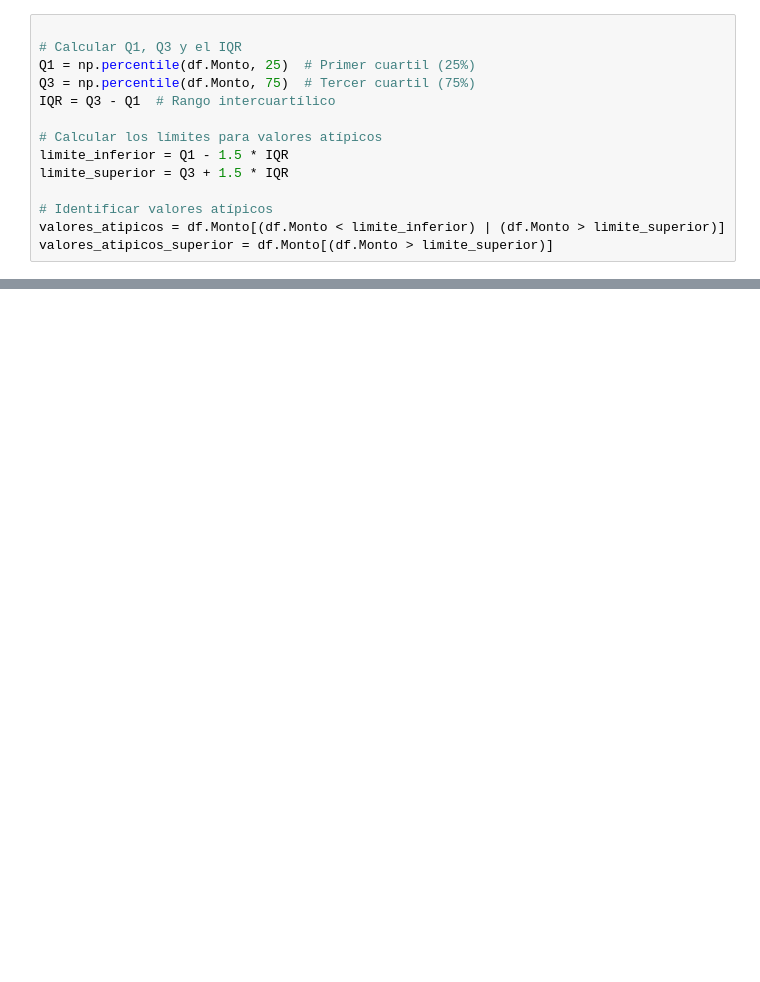
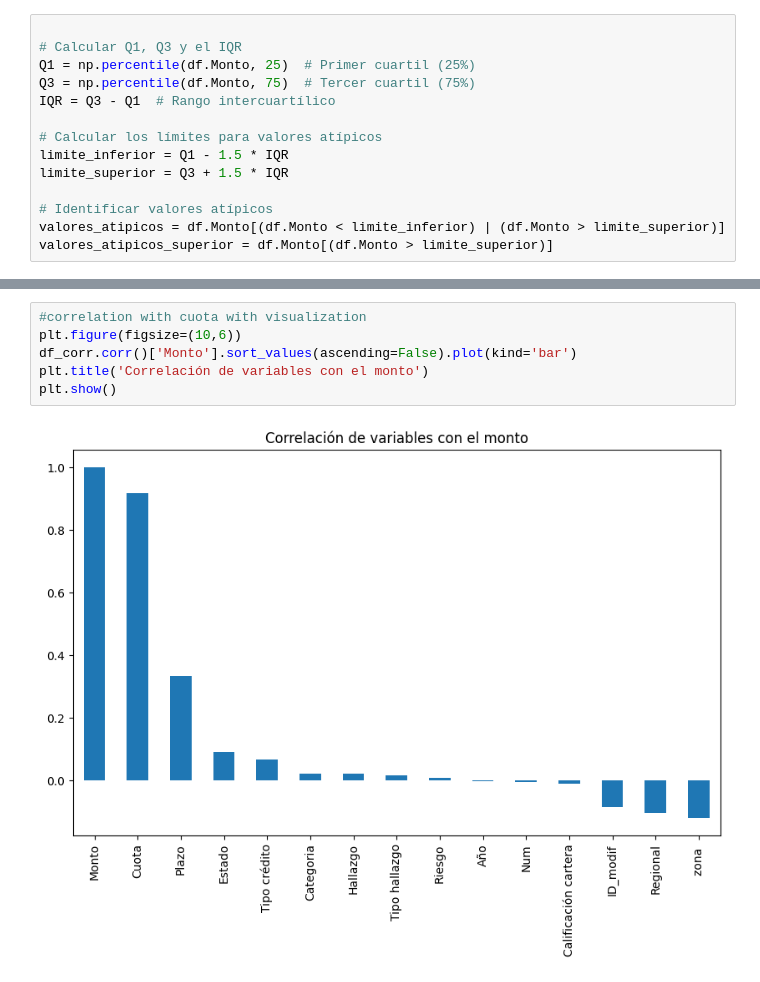
Before and after one commit to MateoSilvaLasso/Analitica_1, a Jupyter notebook: otros_archivos/sesion_27_02_2025.ipynb, the cells around one changed output, grey strips where cells are left out. Saved outputs shown, nothing was run; the diff lists cells and outputs as text; blank space fills up the shorter version.

Commit message:
feat: adding correlation

```diff
--- a/otros_archivos/sesion_27_02_2025.ipynb
+++ b/otros_archivos/sesion_27_02_2025.ipynb
@@ -99,0 +254,8 @@ df.groupby(by="Año").agg(
+# %%
+#correlation with cuota with visualization
+plt.figure(figsize=(10,6))
+df_corr.corr()['Monto'].sort_values(ascending=False).plot(kind='bar')
+plt.title('Correlación de variables con el monto')
+plt.show()
+# %% [output]
+[figure, added]
```
Also changed, not shown: parts of 18 cells of this notebook.
